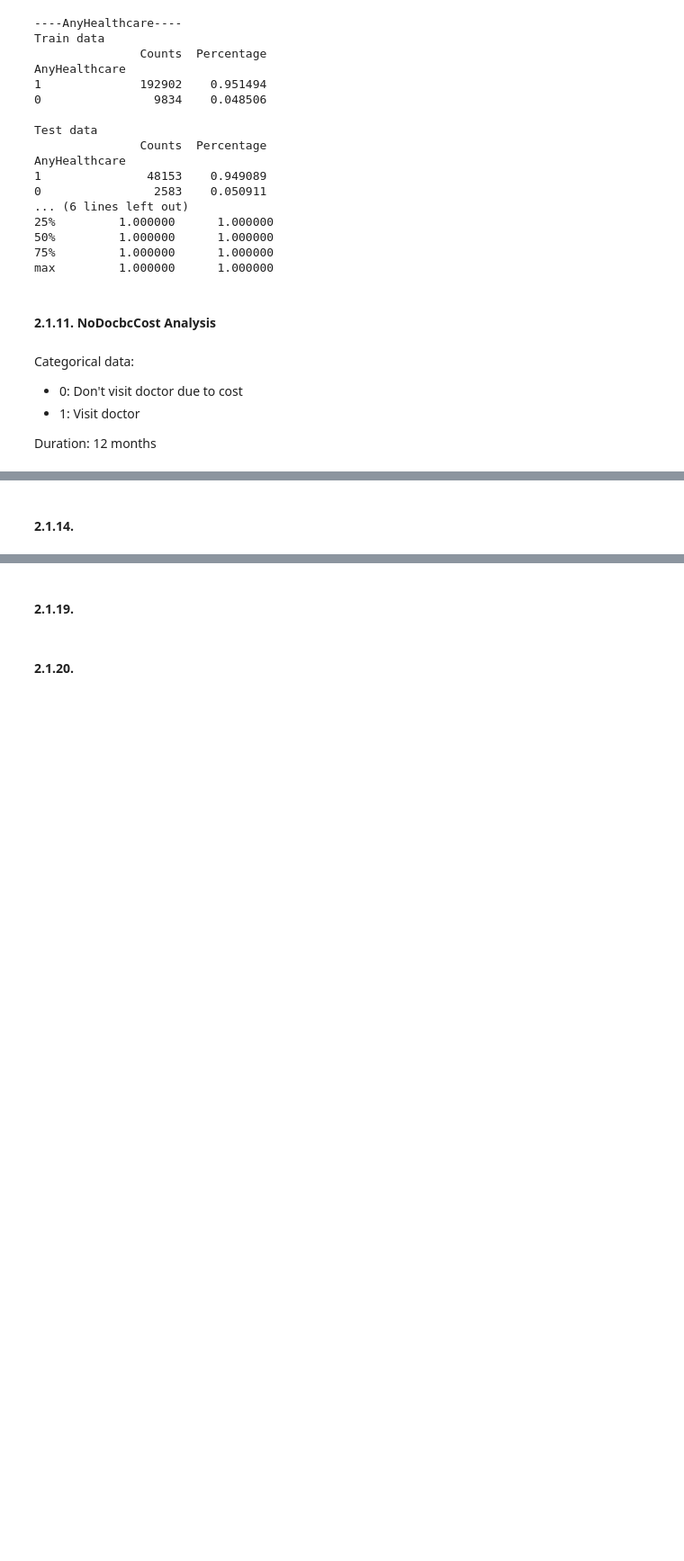
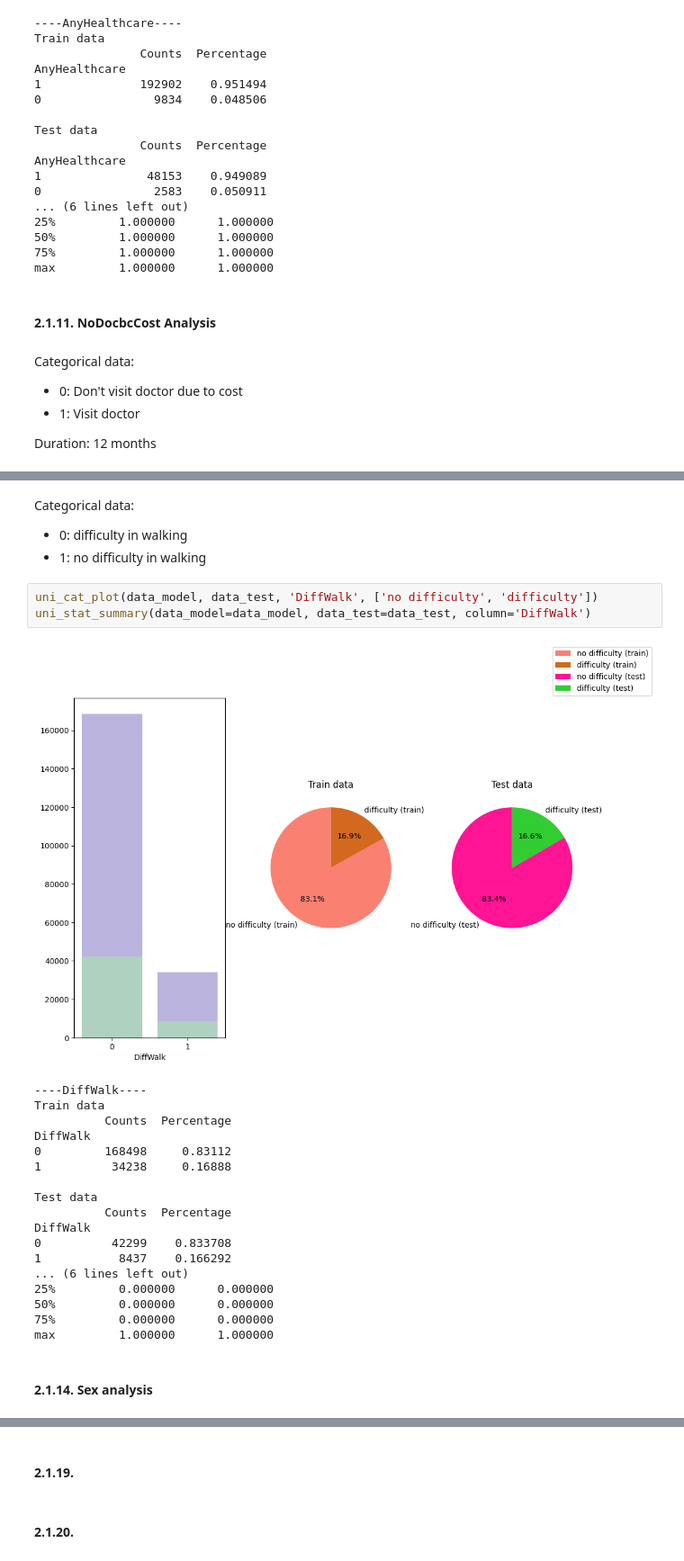
Before and after one commit to polarbear0701/ML-Individual-1, a Jupyter notebook: EDA.ipynb, the cells around one changed output, grey strips where cells are left out. Shown at 90% size. Saved outputs shown, nothing was run; the diff lists cells and outputs as text; blank space fills up the shorter version.

```diff
--- a/EDA.ipynb
+++ b/EDA.ipynb
@@ -649,2 +636,28 @@ max         1.000000      1.000000
+# %% [markdown]
+Categorical data:
+- 0: difficulty in walking
+- 1: no difficulty in walking
+# %%
+uni_cat_plot(data_model, data_test, 'DiffWalk', ['no difficulty', 'difficulty'])
+uni_stat_summary(data_model=data_model, data_test=data_test, column='DiffWalk')
+# %% [output]
+[figure, added]
+----DiffWalk----
+Train data
+          Counts  Percentage
+DiffWalk
+0         168498     0.83112
+1          34238     0.16888
+
+Test data
+          Counts  Percentage
+DiffWalk
+0          42299    0.833708
+1           8437    0.166292
+... (6 lines left out)
+25%         0.000000      0.000000
+50%         0.000000      0.000000
+75%         0.000000      0.000000
+max         1.000000      1.000000
 # %% [markdown]
-#### 2.1.14.
+#### 2.1.14. Sex analysis
```
Also changed, not shown: parts of 32 cells of this notebook, 1 other file.
